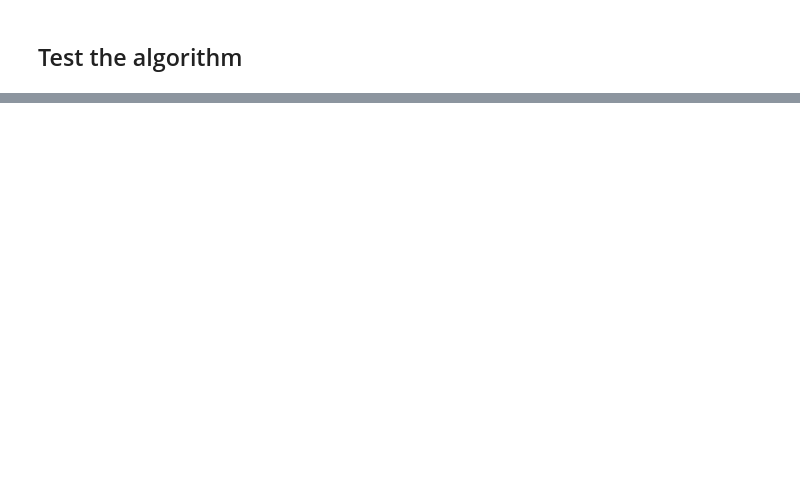
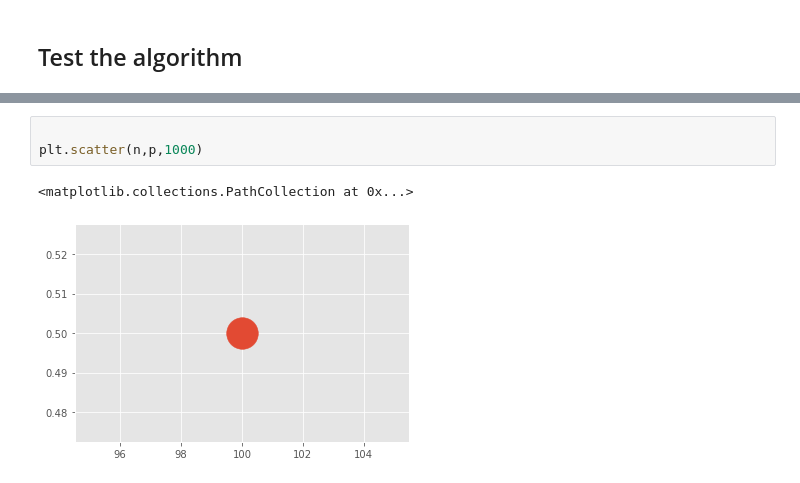
Before and after one commit to Samjean2020/tasks2020-fundamentals, a Jupyter notebook: Tasks2020.py.ipynb, the cells around one changed output, grey strips where cells are left out. Cells and saved outputs as stored; diff of their text form; blank space fills up the shorter version.

```diff
--- a/Tasks2020.py.ipynb
+++ b/Tasks2020.py.ipynb
@@ -145,0 +273,6 @@ defaultdict(<class 'int'>, {5: 102, 8: 141, 11: 64, 9: 106, 6: 148, 3: 51, 7: 17
+# %%
+
+plt.scatter(n,p,1000)
+# %% [output]
+<matplotlib.collections.PathCollection at 0x...>
+[figure, added]
```
Also changed, not shown: parts of 73 cells of this notebook.
